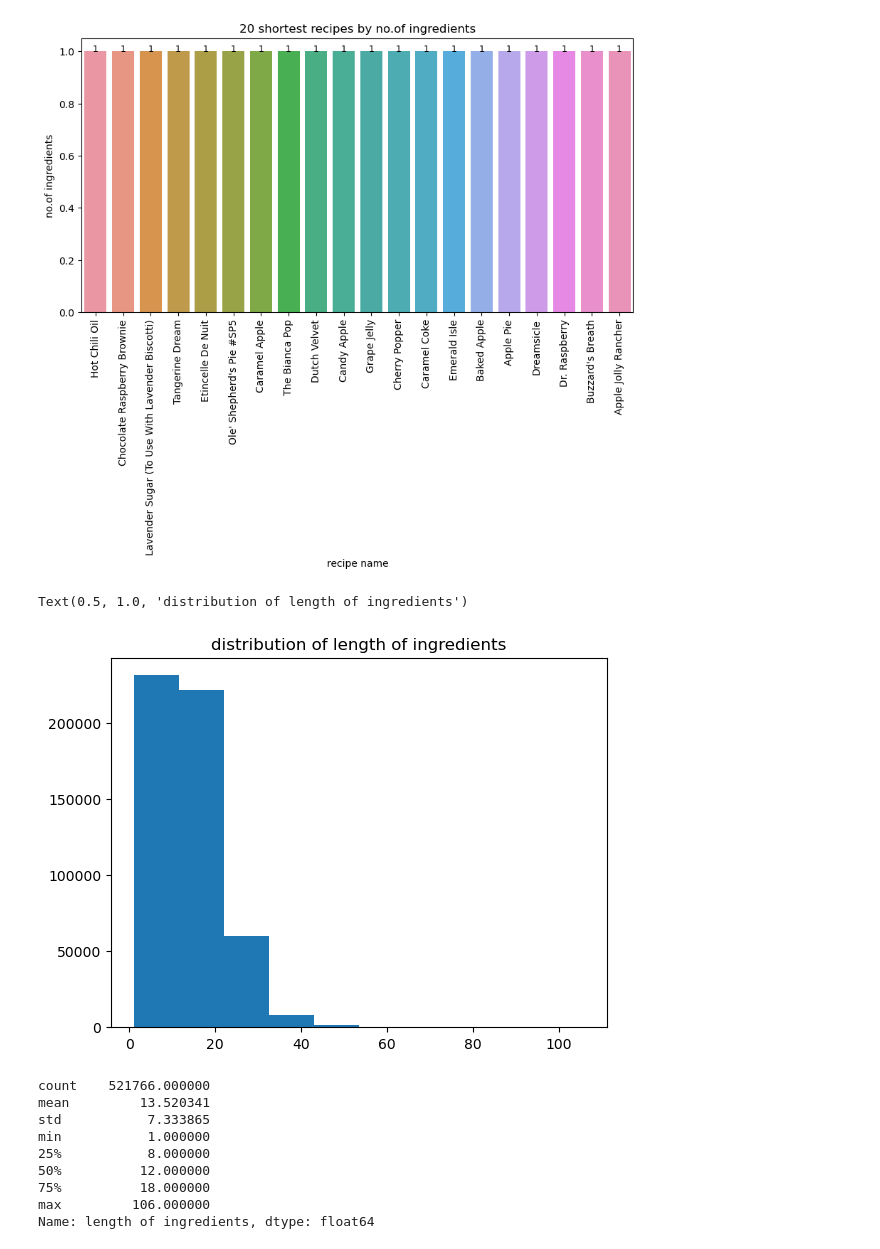
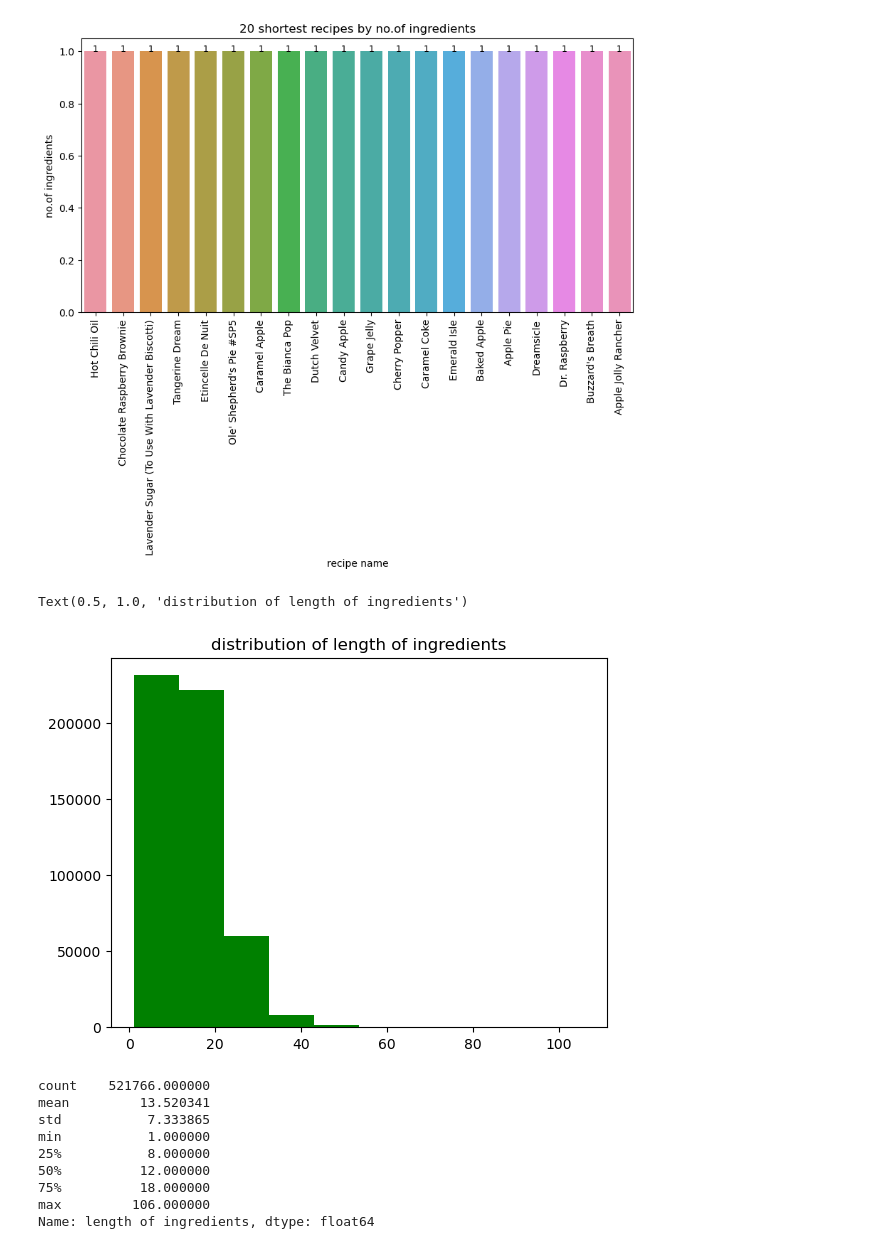
Before and after one commit to anupa-jayakody/Capstone_v3, a Jupyter notebook: Notebooks/Capstone_v3 - EDA.ipynb, the cells around one changed output. Drawn from its saved outputs; the diff is of its cells as text; code cells hidden in the pictures.

```diff
--- a/Notebooks/Capstone_v3 - EDA.ipynb
+++ b/Notebooks/Capstone_v3 - EDA.ipynb
@@ -630,11 +596,11 @@ plt.show()
 [figure]
 # %%
 #checking the distribution of the ingredient lengths
-plt.hist(recipes['length of ingredients'])
+plt.hist(recipes['length of ingredients'], color='green')
 plt.title('distribution of length of ingredients')
 # %% [output]
 Text(0.5, 1.0, 'distribution of length of ingredients')
-[figure, old version]
+[figure, new version]
 # %%
 recipes['length of ingredients'].describe()
 # %% [output]
```
Also changed, not shown: parts of 8 cells of this notebook.
